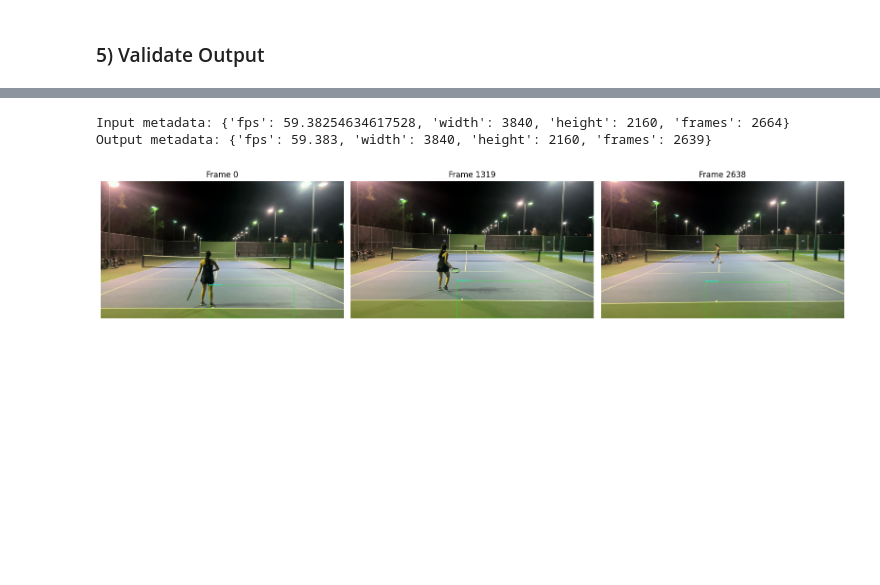
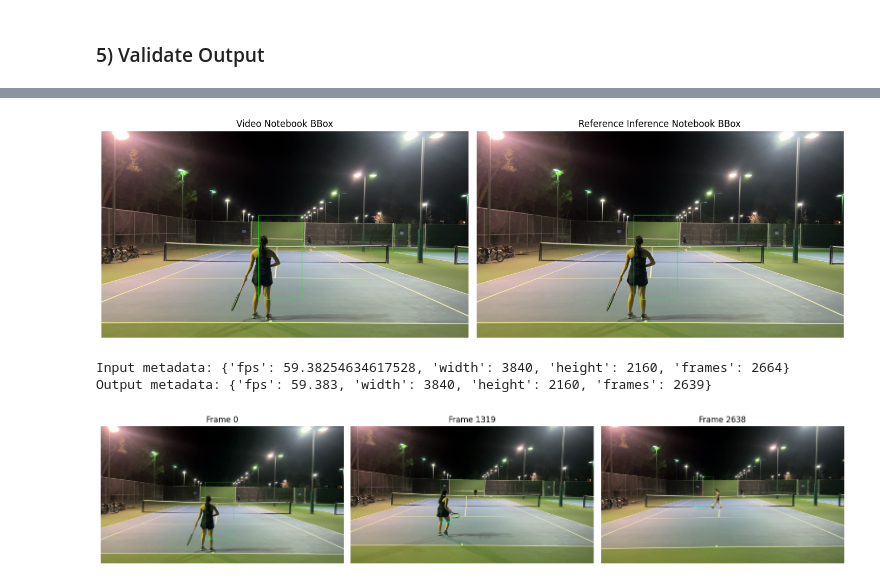
Before and after one commit to hanyiliu/tennis-pose-detection, a Jupyter notebook: notebooks/inference/video_inference.ipynb, the cells around one changed output, grey strips where cells are left out. Cells and saved outputs as stored; diff of their text form; code cells hidden in the pictures; blank space fills up the shorter version.

```diff
--- a/notebooks/inference/video_inference.ipynb
+++ b/notebooks/inference/video_inference.ipynb
@@ -43,7 +44,15 @@ print("Device:", DEVICE)
 Repo root: /Users/hanyiliu/Documents/GitHub/tennis-pose-detection
 Device: cpu
 # %%
-INPUT_VIDEO_PATH = PROJECT_ROOT / "datasets" / "walnut" / "cindy.mp4"
+default_input = PROJECT_ROOT / "datasets" / "orvile" / "sample.mp4"
+if default_input.exists():
+    INPUT_VIDEO_PATH = default_input
+else:
+    candidates = sorted((PROJECT_ROOT / "datasets").rglob("*.mp4"))
+    if not candidates:
+        raise FileNotFoundError("No input mp4 found under datasets/. Set INPUT_VIDEO_PATH manually.")
+    INPUT_VIDEO_PATH = candidates[0]
+
 OUTPUT_VIDEO_PATH = PROJECT_ROOT / "outputs" / f"{INPUT_VIDEO_PATH.stem}_predictions.mp4"
 
 BBOX_CKPT_PATH = PROJECT_ROOT / "exports" / "bbox_best.pt"
@@ -51,9 +60,16 @@ KEYPOINT_CKPT_PATH = PROJECT_ROOT / "exports" / "keypoint_best_state_dict.pt"
 POSE_CKPT_PATH = PROJECT_ROOT / "exports" / "pose_best.pt"
 
 BBOX_IMAGE_SIZE = (256, 256)
+KEYPOINT_IMAGE_SIZE = (128, 128)
+
+bbox_transform = transforms.Compose([
+    transforms.Resize(BBOX_IMAGE_SIZE),
+    transforms.ToTensor(),
+])
 
 OUTPUT_VIDEO_PATH.parent.mkdir(parents=True, exist_ok=True)
 print("Input:", INPUT_VIDEO_PATH)
 print("Output:", OUTPUT_VIDEO_PATH)
+print("BBox model input size (H, W):", BBOX_IMAGE_SIZE)
 # %% [output]
 Input: /Users/hanyiliu/Documents/GitHub/tennis-pose-detection/datasets/walnut/cindy.mp4
@@ -244,2 +273,62 @@ Saved: /Users/hanyiliu/Documents/GitHub/tennis-pose-detection/outputs/cindy_pred
 # %% [markdown]
 ### 5) Validate Output
+# %%
+def bbox_iou(a, b):
+    ax1, ay1, ax2, ay2 = a
+    bx1, by1, bx2, by2 = b
+
+    inter_x1 = max(ax1, bx1)
+    inter_y1 = max(ay1, by1)
+    inter_x2 = min(ax2, bx2)
+    inter_y2 = min(ay2, by2)
+
+    inter_w = max(0, inter_x2 - inter_x1)
+    inter_h = max(0, inter_y2 - inter_y1)
+    inter = inter_w * inter_h
+
+    area_a = max(0, ax2 - ax1) * max(0, ay2 - ay1)
+    area_b = max(0, bx2 - bx1) * max(0, by2 - by1)
+    union = max(1, area_a + area_b - inter)
+
+    return inter / union
+
+
+cap = cv2.VideoCapture(str(INPUT_VIDEO_PATH))
+ok, frame = cap.read()
+cap.release()
+if not ok:
+    raise RuntimeError("Could not read first frame for bbox validation.")
+
+pred_video = infer_single_frame(frame)
+bbox_video = pred_video["bbox"]
+
+pil_frame = to_pil_rgb(frame)
+with torch.no_grad():
+    bbox_input_tensor_ref = bbox_transform(pil_frame).to(DEVICE)
+    bbox_pred_ref = bbox_model(bbox_input_tensor_ref.unsqueeze(0)).squeeze(0)
+bbox_ref = to_xyxy_pixels(bbox_pred_ref, frame.shape[1], frame.shape[0])
+
+iou = bbox_iou(bbox_video, bbox_ref)
+print("Video notebook bbox:", bbox_video)
+print("Reference (inference.ipynb) bbox:", bbox_ref)
+print("Exact match:", bbox_video == bbox_ref)
+print(f"IoU: {iou:.6f}")
+
+left = frame.copy()
+right = frame.copy()
+cv2.rectangle(left, (bbox_video[0], bbox_video[1]), (bbox_video[2], bbox_video[3]), (0, 255, 0), 3)
+cv2.rectangle(right, (bbox_ref[0], bbox_ref[1]), (bbox_ref[2], bbox_ref[3]), (0, 255, 0), 3)
+
+plt.figure(figsize=(14, 5))
+plt.subplot(1, 2, 1)
+plt.imshow(cv2.cvtColor(left, cv2.COLOR_BGR2RGB))
+plt.title("Video Notebook BBox")
+plt.axis("off")
+
+plt.subplot(1, 2, 2)
+plt.imshow(cv2.cvtColor(right, cv2.COLOR_BGR2RGB))
+plt.title("Reference Inference Notebook BBox")
+plt.axis("off")
+plt.tight_layout()
+plt.show()
+# %% [output]
@@ -246,3 +339,4 @@ Saved: /Users/hanyiliu/Documents/GitHub/tennis-pose-detection/outputs/cindy_pred
+[figure, added]
 # %%
 in_cap = cv2.VideoCapture(str(INPUT_VIDEO_PATH))
 out_cap = cv2.VideoCapture(str(OUTPUT_VIDEO_PATH))
```
Also changed, not shown: parts of 5 cells of this notebook, 1 other file.
